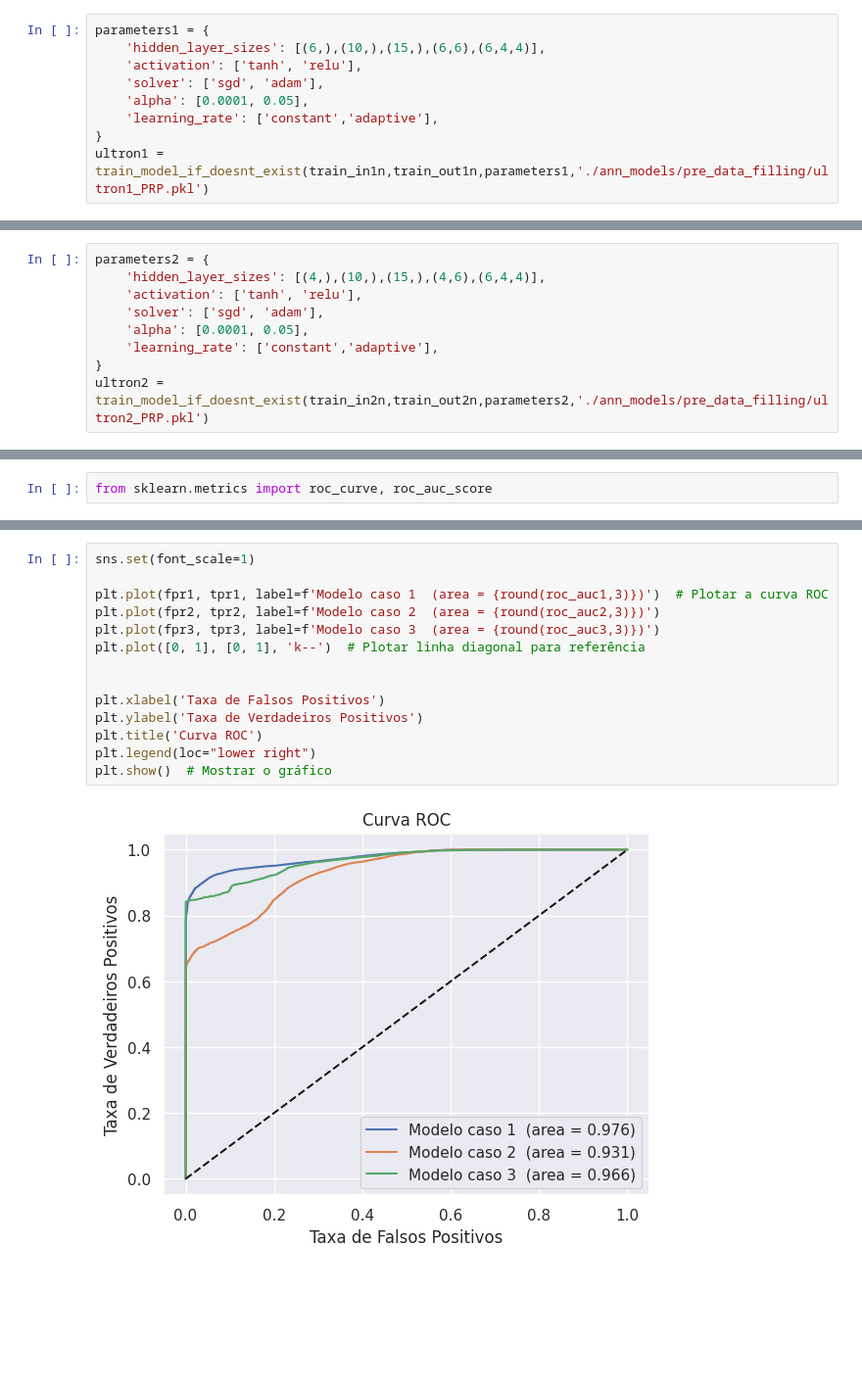
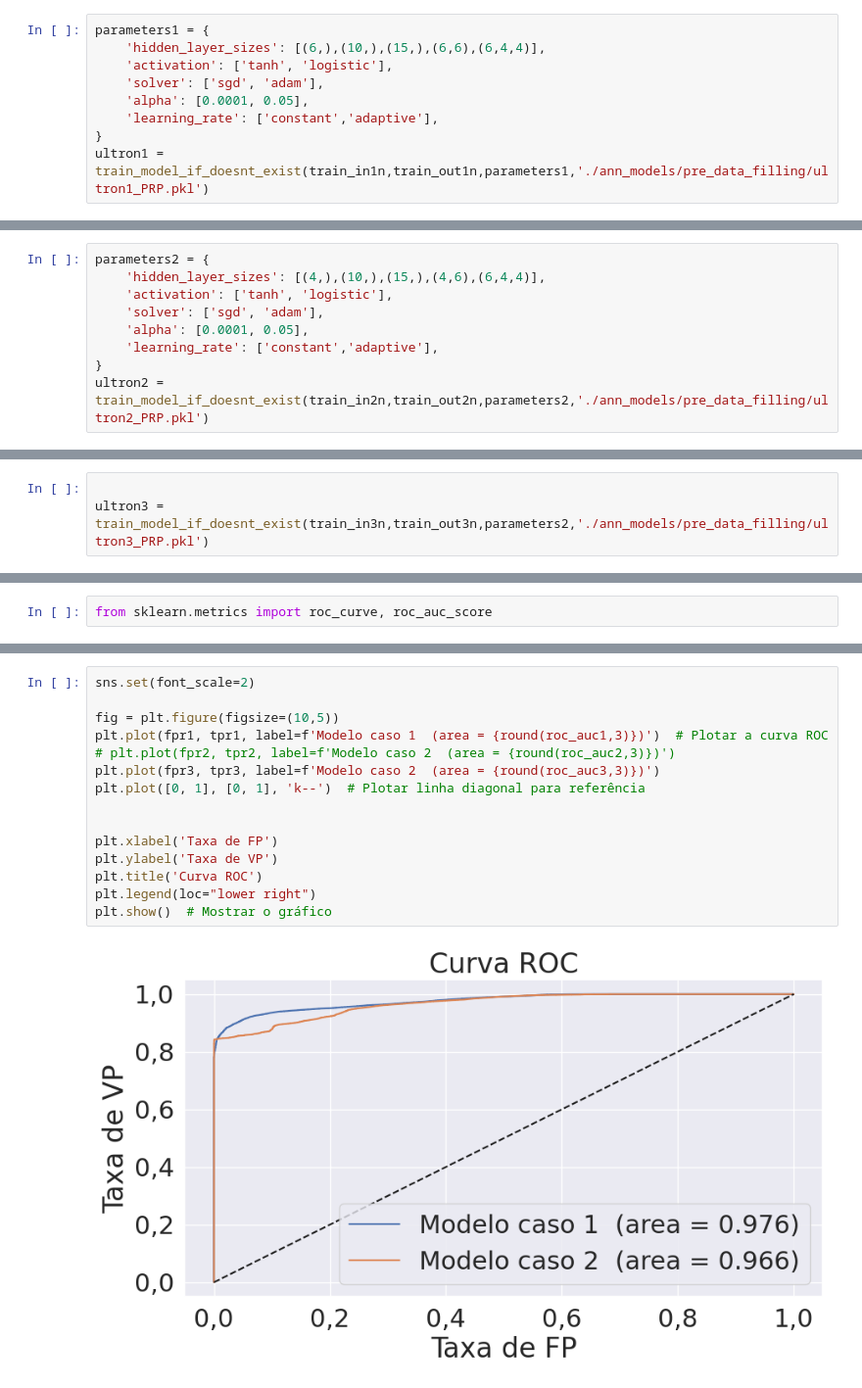
Before and after one commit to raul-macedo-freire/3w_ann_prp, a Jupyter notebook: initial_ann.ipynb, the cells around one changed output, grey strips where cells are left out. Shown at 98% size. Cells and saved outputs as stored; diff of their text form; blank space fills up the shorter version.

```diff
--- a/initial_ann.ipynb
+++ b/initial_ann.ipynb
@@ -83,7 +89,7 @@ train_out3n = np.ravel(train_out3n)
 # %%
 parameters1 = {
     'hidden_layer_sizes': [(6,),(10,),(15,),(6,6),(6,4,4)],
-    'activation': ['tanh', 'relu'],
+    'activation': ['tanh', 'logistic'],
     'solver': ['sgd', 'adam'],
     'alpha': [0.0001, 0.05],
     'learning_rate': ['constant','adaptive'],
@@ -159,7 +172,7 @@ support    23475.000000  229923.000000  0.946586  253398.000000  253398.000000
 # %%
 parameters2 = {
     'hidden_layer_sizes': [(4,),(10,),(15,),(4,6),(6,4,4)],
-    'activation': ['tanh', 'relu'],
+    'activation': ['tanh', 'logistic'],
     'solver': ['sgd', 'adam'],
     'alpha': [0.0001, 0.05],
     'learning_rate': ['constant','adaptive'],
@@ -243,3 +247,6 @@ ultron3 = train_model_if_doesnt_exist(train_in3n,train_out3n,parameters3,'./ann_
+# %%
+
+ultron3 = train_model_if_doesnt_exist(train_in3n,train_out3n,parameters2,'./ann_models/pre_data_filling/ultron3_PRP.pkl')
 # %%
 ultron3
 # %% [output]
@@ -323,18 +330,19 @@ roc_auc2 = roc_auc_score(test_out2n, y_pred_prob_ultron2)
 fpr3, tpr3, thresholds3 = roc_curve(test_out3n, y_pred_prob_ultron3)
 roc_auc3 = roc_auc_score(test_out3n, y_pred_prob_ultron3)
 # %%
-sns.set(font_scale=1)
+sns.set(font_scale=2)
 
+fig = plt.figure(figsize=(10,5))
 plt.plot(fpr1, tpr1, label=f'Modelo caso 1  (area = {round(roc_auc1,3)})')  # Plotar a curva ROC
-plt.plot(fpr2, tpr2, label=f'Modelo caso 2  (area = {round(roc_auc2,3)})')
-plt.plot(fpr3, tpr3, label=f'Modelo caso 3  (area = {round(roc_auc3,3)})')
+# plt.plot(fpr2, tpr2, label=f'Modelo caso 2  (area = {round(roc_auc2,3)})')
+plt.plot(fpr3, tpr3, label=f'Modelo caso 2  (area = {round(roc_auc3,3)})')
 plt.plot([0, 1], [0, 1], 'k--')  # Plotar linha diagonal para referência
 
 
-plt.xlabel('Taxa de Falsos Positivos')
-plt.ylabel('Taxa de Verdadeiros Positivos')
+plt.xlabel('Taxa de FP')
+plt.ylabel('Taxa de VP')
 plt.title('Curva ROC')
 plt.legend(loc="lower right")
 plt.show()  # Mostrar o gráfico
 # %% [output]
-[figure, old version]
+[figure, new version]
```
Also changed, not shown: parts of 23 cells of this notebook, 6 other files.
